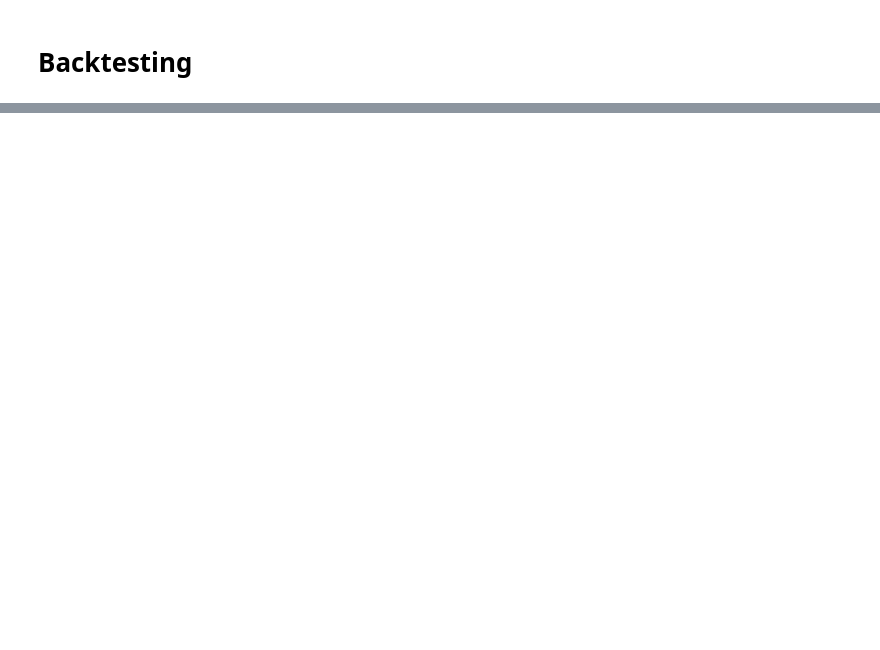
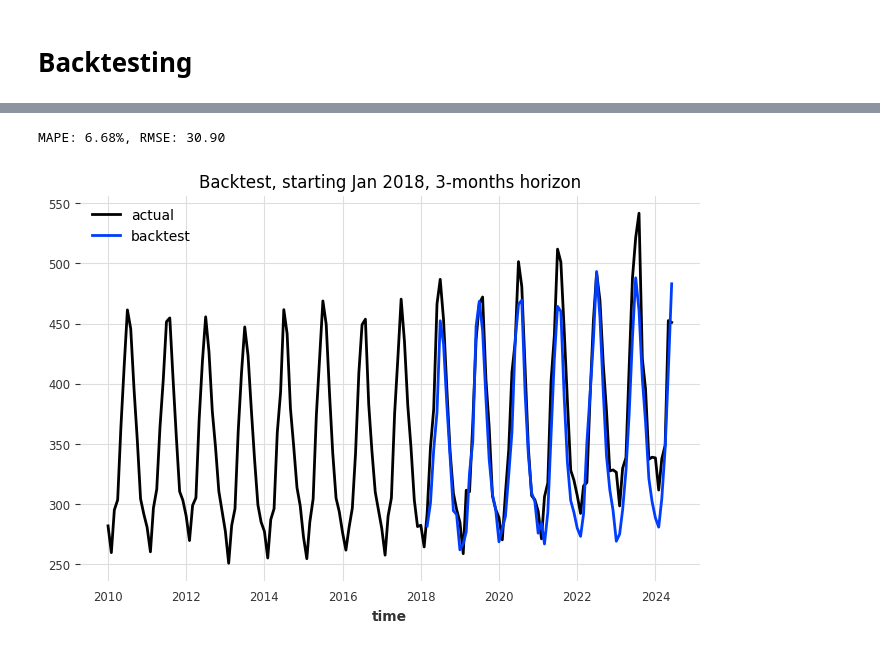
Before and after one commit to TheVeryCoolJackson/COMPSCI760-Electricity-Timeseries, a Jupyter notebook: TFT.ipynb, the cells around one changed output, grey strips where cells are left out. Cells and saved outputs as stored; diff of their text form; code cells hidden in the pictures; blank space fills up the shorter version.

```diff
--- a/TFT.ipynb
+++ b/TFT.ipynb
@@ -263,0 +196,52 @@ eval_backtest(
+# %%
+model_TFT_backtest = TFTModel(
+    input_chunk_length=66,
+    output_chunk_length=3,
+    hidden_size=100,
+    lstm_layers=3,
+    num_attention_heads=3,
+    dropout=0.005,
+    batch_size=30,
+    n_epochs=150,
+    add_relative_index=False,
+    add_encoders={
+        'cyclic': {'past': ['month', 'day']},
+        'datetime_attribute': {'future': ['dayofweek', 'month', 'year']}, # instead of future covariate
+    },
+    loss_fn=MSELoss(),
+    likelihood=None,
+    random_state=5,
+)
+# %%
+# with past covariates
+backtest_series = model_TFT_backtest.historical_forecasts(
+    series_transformed['Est. Total consumption (GWh)'],
+    past_covariates=series_transformed[['Mean Air Temperature in Celsius', 'Mean Vapour Pressure Hpa']],
+    start=pd.Timestamp("20180101"),
+    forecast_horizon=3,
+    retrain=True,
+    verbose=False,
+)
+
+backtest_series_reversed = transformer_target.inverse_transform(backtest_series)
+
+plt.figure(figsize=(8, 5))
+ts['Est. Total consumption (GWh)'].plot(label="actual")
+backtest_series_reversed.plot(label="backtest")
+plt.legend()
+plt.title("Backtest, starting Jan 2018, 3-months horizon")
+print(
+    "MAPE: {:.2f}%, RMSE: {:.2f}".format(
+        mape(
+            ts['Est. Total consumption (GWh)'],
+            backtest_series_reversed,
+        ),
+        rmse(
+            ts['Est. Total consumption (GWh)'],
+            backtest_series_reversed,
+        )
+    )
+)
+# %% [output]
+MAPE: 6.68%, RMSE: 30.90
+[figure, added]
```
Also changed, not shown: parts of 13 cells of this notebook.
